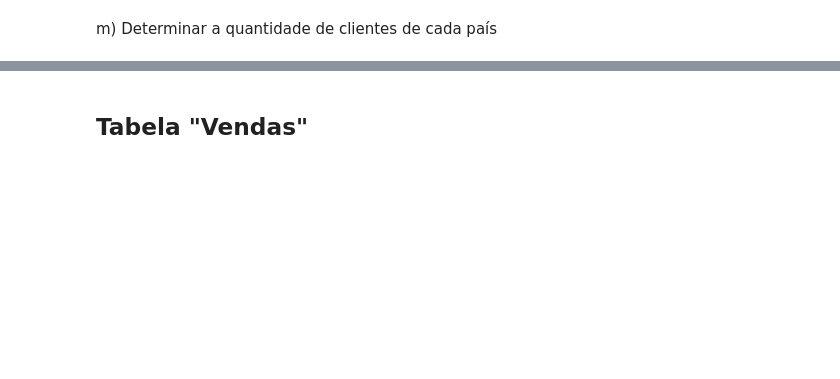
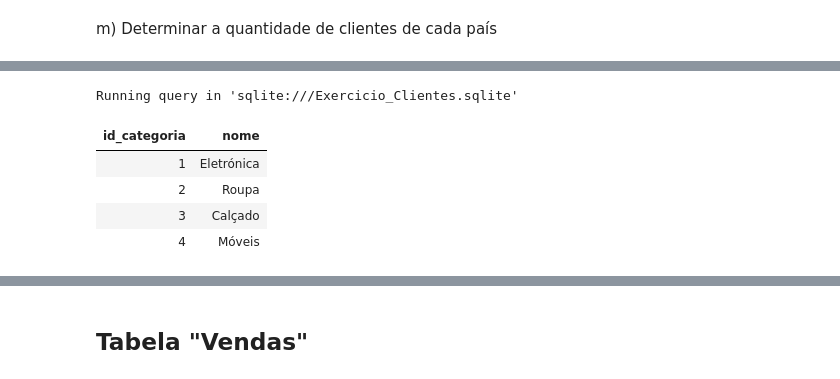
Before and after one commit to jpedrodias/FundamentosSQL, a Jupyter notebook: Week02/Exercicio_Clientes_resolvido.ipynb, the cells around one changed output, grey strips where cells are left out. Saved outputs shown, nothing was run; the diff lists cells and outputs as text; code cells hidden in the pictures; blank space fills up the shorter version.

```diff
--- a/Week02/Exercicio_Clientes_resolvido.ipynb
+++ b/Week02/Exercicio_Clientes_resolvido.ipynb
@@ -363,0 +711,10 @@ n) Determinar a quantidade de clientes de cada cidade e ordenar pela contagem ef
+# %%
+%%sql
+SELECT * FROM categorias;
+# %% [output]
+Running query in 'sqlite:///Exercicio_Clientes.sqlite'
+| id_categoria | nome |
+| 1 | Eletrónica |
+| 2 | Roupa |
+| 3 | Calçado |
+| 4 | Móveis |
```
Also changed, not shown: parts of 47 cells of this notebook, 2 other files.
